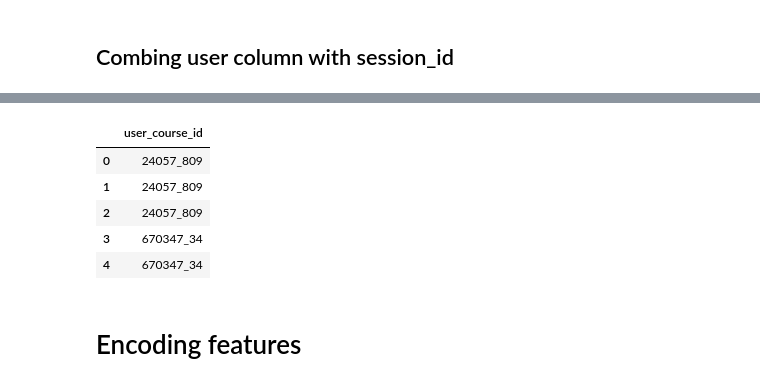
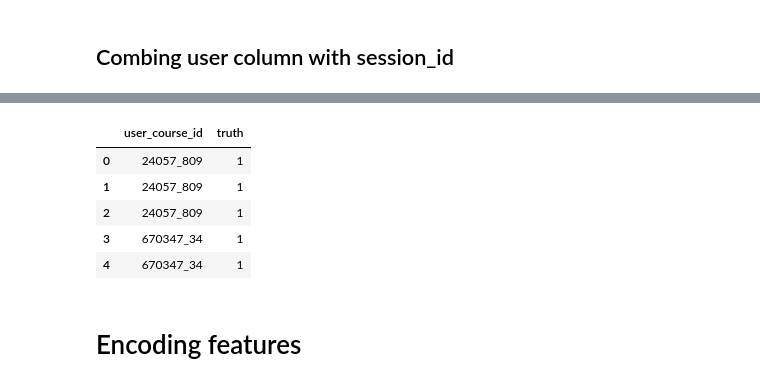
Before and after one commit to Zuza-b/ChangeDEEPly, a Jupyter notebook: notebooks/mooc_feature_encoding.ipynb, the cells around one changed output, grey strips where cells are left out. Drawn from its saved outputs; the diff is of its cells as text; code cells hidden in the pictures.

```diff
--- a/notebooks/mooc_feature_encoding.ipynb
+++ b/notebooks/mooc_feature_encoding.ipynb
@@ -41,15 +41,15 @@ df.head(2)
 | 0 | 24057 | df8ec8baa5af2f61e5426307be9a5e75 | load_video | 1 | 809 | 2015-05-11 20:00:00 | 2015-07-17 00:00:00 | economics | male | Master's | ... |
 | 1 | 24057 | df8ec8baa5af2f61e5426307be9a5e75 | play_video | 1 | 809 | 2015-05-11 20:00:00 | 2015-07-17 00:00:00 | economics | male | Master's | ... |
 # %%
-X = pd.DataFrame(df['user_course_id'])
+X = pd.DataFrame(df[['user_course_id','truth']])
 X.head()
 # %% [output]
-|  | user_course_id |
-| 0 | 24057_809 |
-| 1 | 24057_809 |
-| 2 | 24057_809 |
-| 3 | 670347_34 |
-| 4 | 670347_34 |
+|  | user_course_id | truth |
+| 0 | 24057_809 | 1 |
+| 1 | 24057_809 | 1 |
+| 2 | 24057_809 | 1 |
+| 3 | 670347_34 | 1 |
+| 4 | 670347_34 | 1 |
 # %% [markdown]
 # Encoding features
 # %% [markdown]
```
Also changed, not shown: parts of 35 cells of this notebook, 1 other file.
